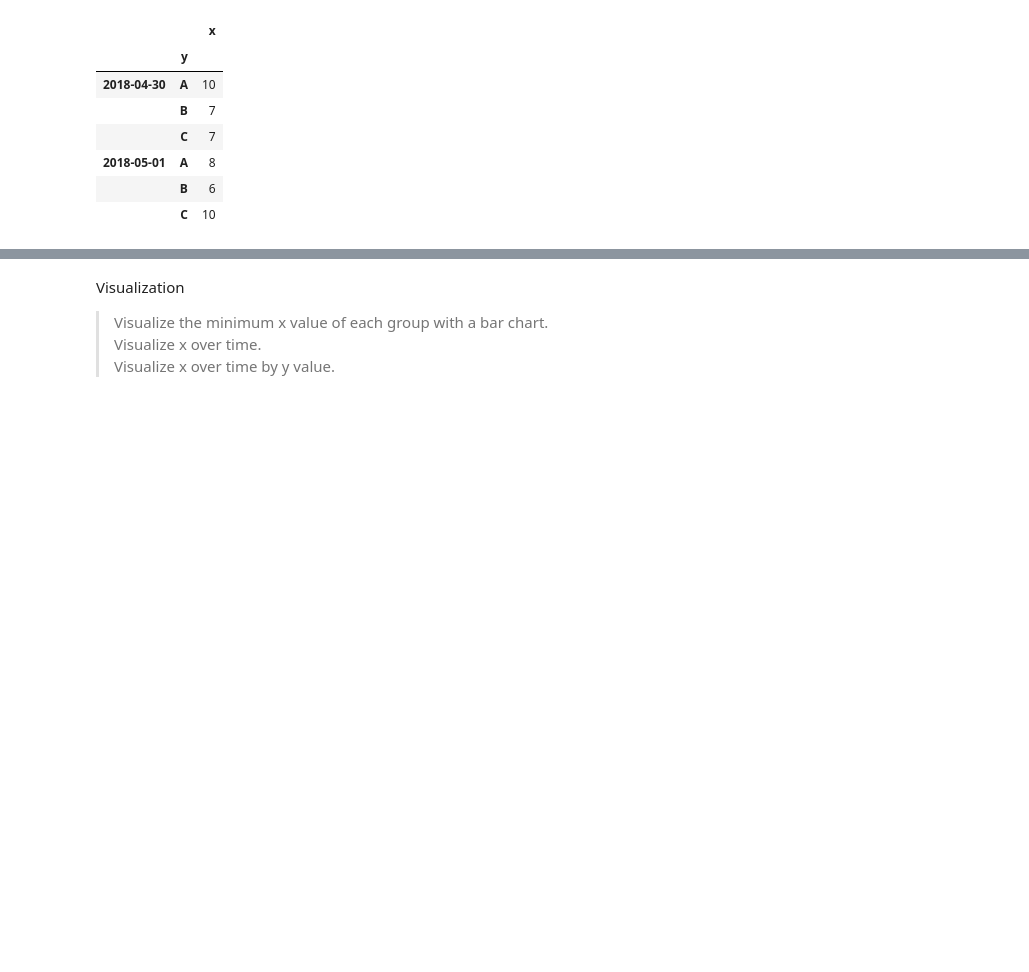
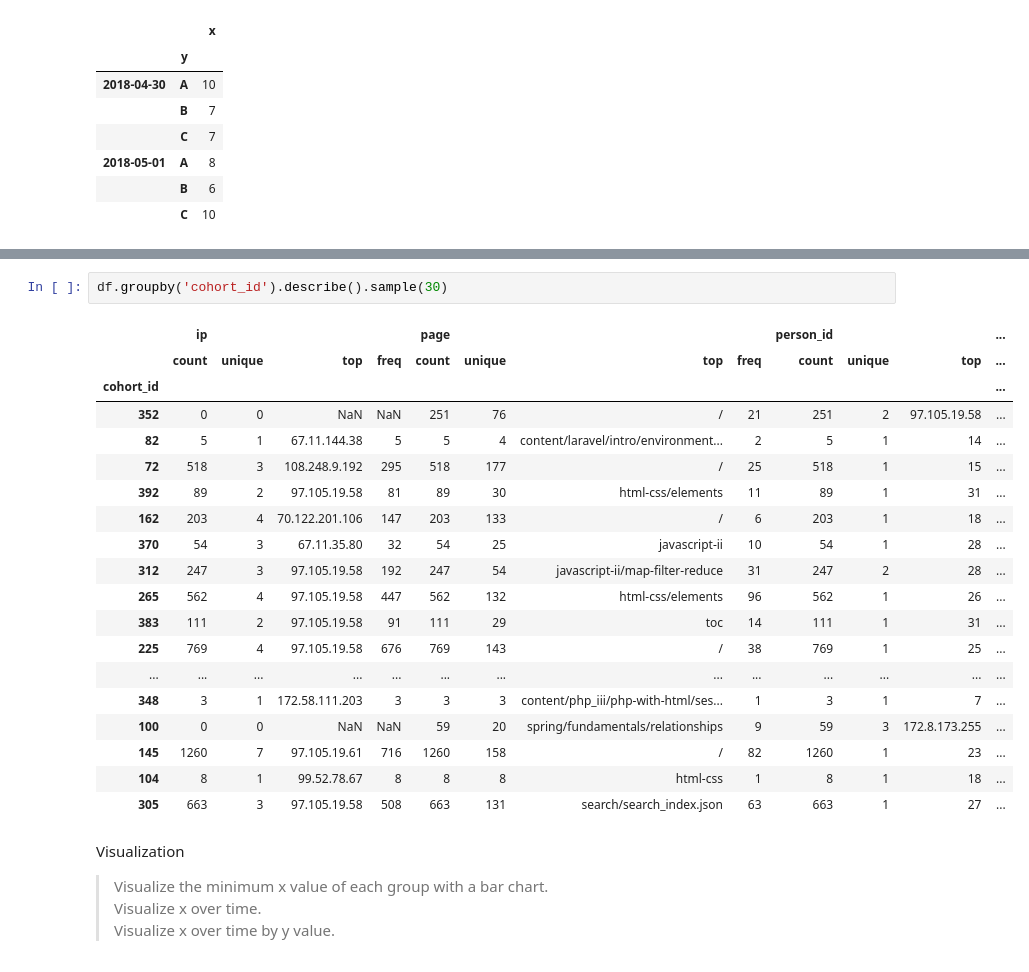
Before and after one commit to escalante-eric/ds-methodologies-exercises, a Jupyter notebook: time_series/aggregating_warmup.ipynb, the cells around one changed output, grey strips where cells are left out. Drawn from its saved outputs; the diff is of its cells as text; blank space fills up the shorter version.

```diff
--- a/time_series/aggregating_warmup.ipynb
+++ b/time_series/aggregating_warmup.ipynb
@@ -83,3 +105,25 @@ df.groupby([df.index.date, 'y']).count()
+# %%
+df.groupby('cohort_id').describe().sample(30)
+# %% [output]
+|  | ip |  |  |  | page |  |  |  | person_id |  |  | ... |
+|  | count | unique | top | freq | count | unique | top | freq | count | unique | top | ... |
+| cohort_id |  |  |  |  |  |  |  |  |  |  |  | ... |
+| 352 | 0 | 0 | NaN | NaN | 251 | 76 | / | 21 | 251 | 2 | 97.105.19.58 | ... |
+| 82 | 5 | 1 | 67.11.144.38 | 5 | 5 | 4 | content/laravel/intro/environment... | 2 | 5 | 1 | 14 | ... |
+| 72 | 518 | 3 | 108.248.9.192 | 295 | 518 | 177 | / | 25 | 518 | 1 | 15 | ... |
+| 392 | 89 | 2 | 97.105.19.58 | 81 | 89 | 30 | html-css/elements | 11 | 89 | 1 | 31 | ... |
+| 162 | 203 | 4 | 70.122.201.106 | 147 | 203 | 133 | / | 6 | 203 | 1 | 18 | ... |
+| 370 | 54 | 3 | 67.11.35.80 | 32 | 54 | 25 | javascript-ii | 10 | 54 | 1 | 28 | ... |
+| 312 | 247 | 3 | 97.105.19.58 | 192 | 247 | 54 | javascript-ii/map-filter-reduce | 31 | 247 | 2 | 28 | ... |
+| 265 | 562 | 4 | 97.105.19.58 | 447 | 562 | 132 | html-css/elements | 96 | 562 | 1 | 26 | ... |
+| 383 | 111 | 2 | 97.105.19.58 | 91 | 111 | 29 | toc | 14 | 111 | 1 | 31 | ... |
+| 225 | 769 | 4 | 97.105.19.58 | 676 | 769 | 143 | / | 38 | 769 | 1 | 25 | ... |
+| ... | ... | ... | ... | ... | ... | ... | ... | ... | ... | ... | ... | ... |
+| 348 | 3 | 1 | 172.58.111.203 | 3 | 3 | 3 | content/php_iii/php-with-html/ses... | 1 | 3 | 1 | 7 | ... |
+| 100 | 0 | 0 | NaN | NaN | 59 | 20 | spring/fundamentals/relationships | 9 | 59 | 3 | 172.8.173.255 | ... |
+| 145 | 1260 | 7 | 97.105.19.61 | 716 | 1260 | 158 | / | 82 | 1260 | 1 | 23 | ... |
+| 104 | 8 | 1 | 99.52.78.67 | 8 | 8 | 8 | html-css | 1 | 8 | 1 | 18 | ... |
+| 305 | 663 | 3 | 97.105.19.58 | 508 | 663 | 131 | search/search_index.json | 63 | 663 | 1 | 27 | ... |
 # %% [markdown]
 Visualization
 
```
Also changed, not shown: parts of 1 cell of this notebook, 1 other file.
